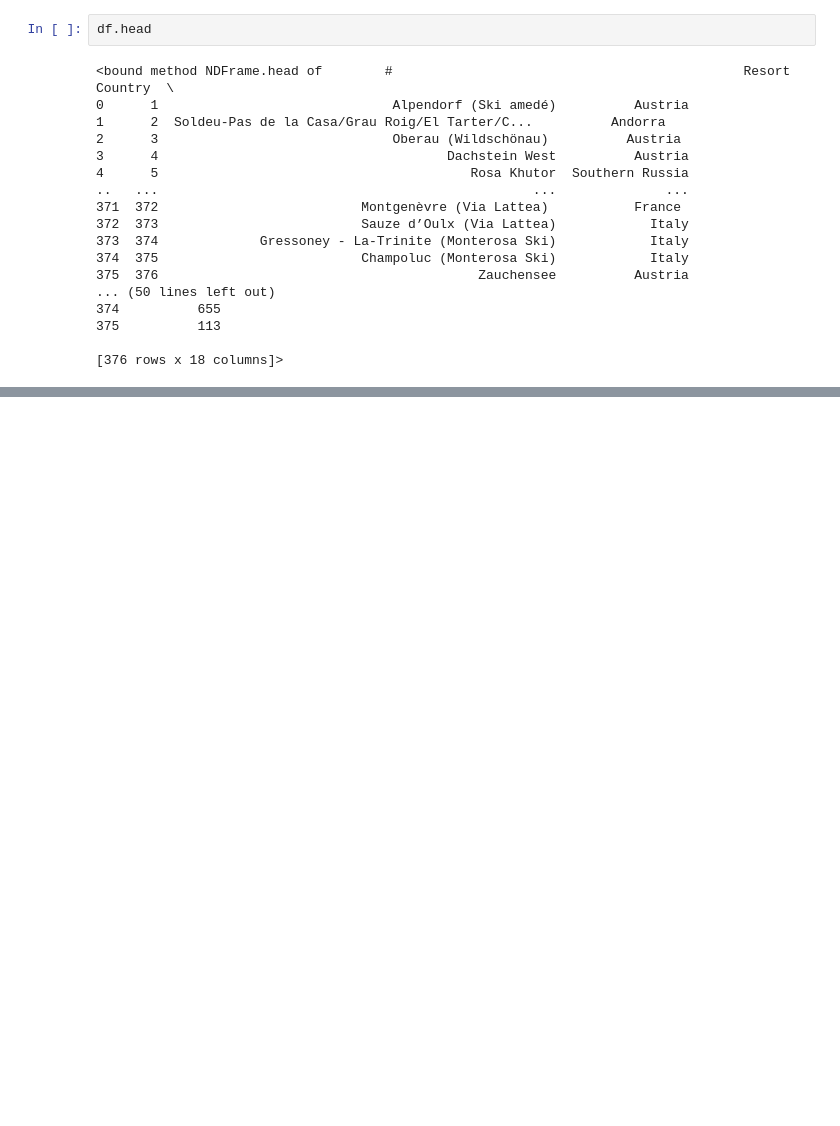
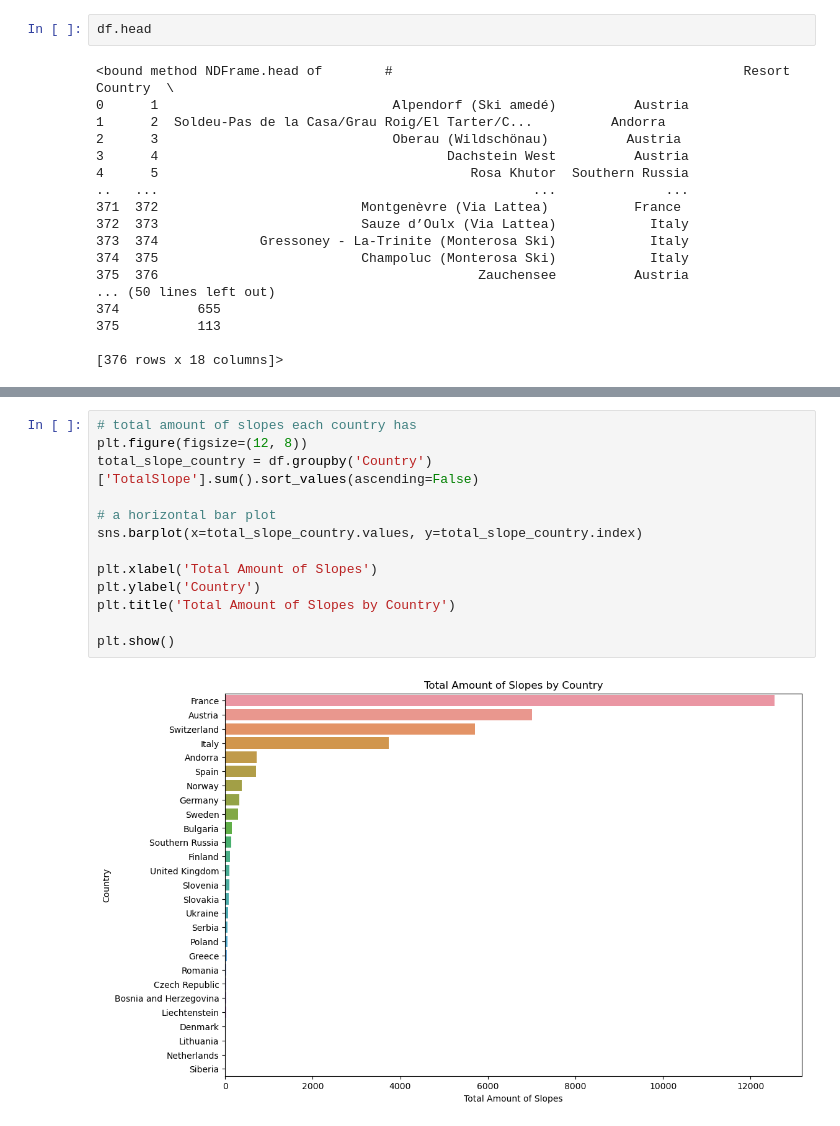
Before and after one commit to defunSM/European-Ski-Resort, a Jupyter notebook: code/02transform.ipynb, the cells around one changed output, grey strips where cells are left out. Cells and saved outputs as stored; diff of their text form; blank space fills up the shorter version.

```diff
--- a/code/02transform.ipynb
+++ b/code/02transform.ipynb
@@ -35,0 +64,15 @@ df.head
+# %%
+# total amount of slopes each country has
+plt.figure(figsize=(12, 8))
+total_slope_country = df.groupby('Country')['TotalSlope'].sum().sort_values(ascending=False)
+
+# a horizontal bar plot
+sns.barplot(x=total_slope_country.values, y=total_slope_country.index)
+
+plt.xlabel('Total Amount of Slopes')
+plt.ylabel('Country')
+plt.title('Total Amount of Slopes by Country')
+
+plt.show()
+# %% [output]
+[figure, added]
```
Also changed, not shown: parts of 11 cells of this notebook, 3 other files.
